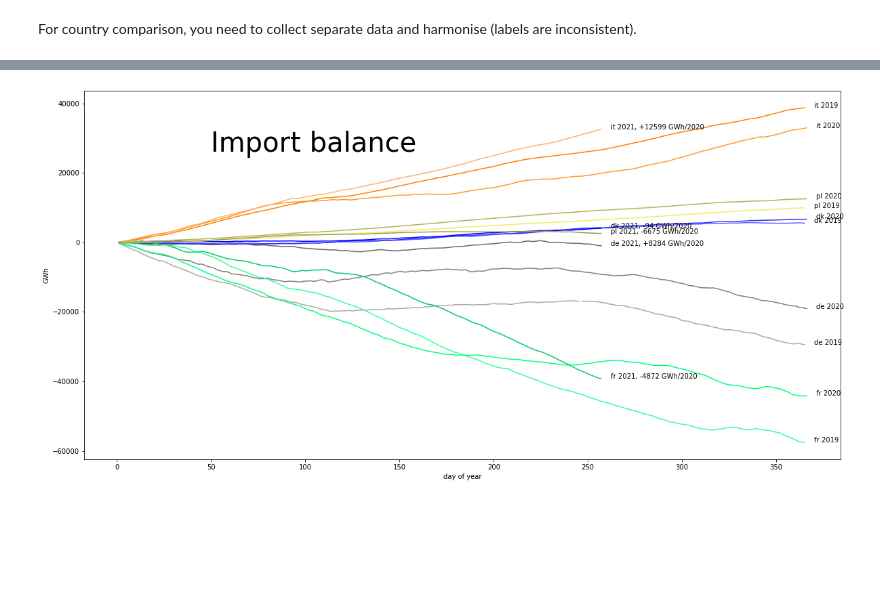
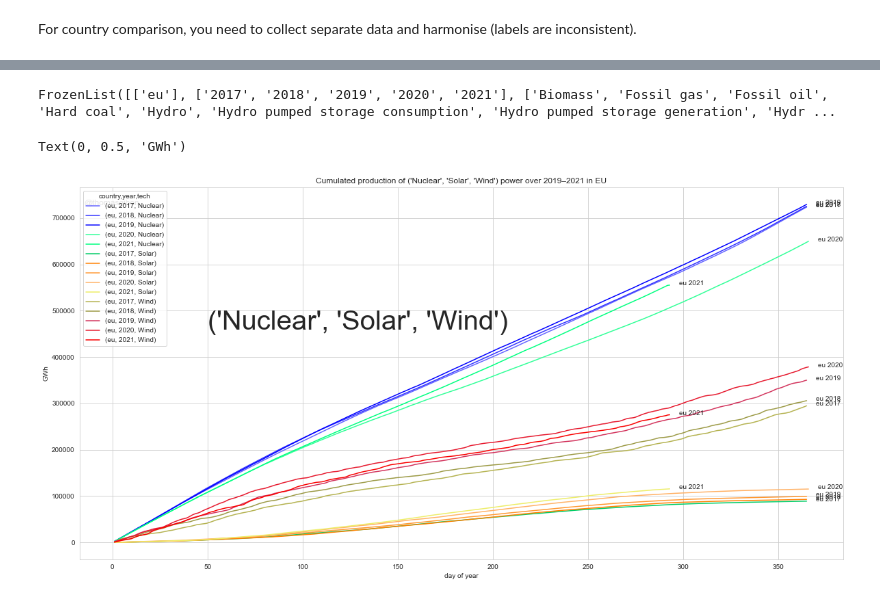
Before and after one commit to thomasgibon/energy-charts-remake, a Jupyter notebook: energy_charts.ipynb, the cells around one changed output, grey strips where cells are left out. Drawn from its saved outputs; the diff is of its cells as text; code cells hidden in the pictures; blank space fills up the shorter version.

Commit message:
update production parsing

```diff
--- a/energy_charts.ipynb
+++ b/energy_charts.ipynb
@@ -26,8 +227,11 @@ For country comparison, you need to collect separate data and harmonise (labels
 # %%
 all_prods = dict()
 # %%
-for country in ['de','it','fr','pl']:
+for country in ['fr','de','dk']:
     all_prods[country] = dict()
-    for year in ['2019','2020','2021']:
-        all_prods[country][year], _ = plot_prod(country=country, year=year, display=False, load=False)
+    for year in [
+        '2017','2018',
+        '2019',
+        '2020','2021']:
+        all_prods[country][year], _, colors = plot_prod(country=country, year=year, display=False, load=False)
 # %% [output]
@@ -73,6 +313,7 @@ columns_agg = {'Hydro pumped storage consumption': 'Hydro pumped storage consump
                'Fossil Gas': 'Fossil gas',
                'Hydro Pumped Storage generation': 'Hydro pumped storage generation',
                'Hydro Water Reservoir': 'Hydro',
+               'Hydro water reservoir': 'Hydro',
                'Fossil hard coal': 'Hard coal'}
 # %%
 raw_agg = pd.concat([pd.concat(p, axis=0) for p in all_prods.values()], keys=all_prods.keys())
@@ -84,7 +325,10 @@ prod_agg = prod_agg.drop('date',axis=1)
 # prod_agg = prod_agg.drop('date')
 prod_agg = prod_agg.set_index(['day of year','year','country']).unstack(['year','country'])
 prod_agg = prod_agg.reorder_levels(order=[2,1,0],axis=1)
-prod_agg['de','2019']*=1000
+try:
+    prod_agg['de','2019']*=1000
+except:
+    pass
 # %%
 prod_agg[prod_agg==0] = np.nan
 # %%
@@ -95,36 +339,52 @@ Index(['de', 'dk', 'fr', 'it', 'pl'], dtype='object', name='country')
 # %%
 colors =  [ (r/255,g/255,b/255) for r,g,b in
            [
-            (169,169,169), (128,128,128), (105,105,105),
+#             (169,169,169), (128,128,128), (105,105,105), (82,82,82),
              (102,102,255),(51,51,255),(0,0,255),
              (51,255,153),(0,255,128),(0,204,102),
             (255,128,0), (255,153,51) , (255,178,102),
                (238, 238, 105), (181, 179, 81), (157, 155, 71),
             (211, 52, 93), (231, 26, 47), (250, 0, 0),
            ]]
+# %%
+prod_agg.columns.levels
+# %% [output]
+FrozenList([['eu'], ['2017', '2018', '2019', '2020', '2021'], ['Biomass', 'Fossil gas', 'Fossil oil', 'Hard coal', 'Hydro', 'Hydro pumped storage consumption', 'Hydro pumped storage generation', 'Hydr ...
 # %%
-tech = 'Import balance'
+tech = ('Nuclear',
+        'Solar',
+        'Wind')
 
-cumul = prod_agg.loc[:,([c for c in countries if c not in ['es','be','nl']],slice(None),tech)].cumsum(skipna=True)
-# cumul = cumul.groupby('year', axis=1).sum()
+cumul = prod_agg.loc[:,([c for c in countries if c not in ['pl']],slice(None),tech)].cumsum(skipna=True)
+cumul.columns.names = ['country','year','tech']
+# cumul = cumul.groupby('year', axis=1).sum(min_count=1)
 fig, ax = plt.subplots(figsize=(20,10), facecolor='w')
 
 cumul.plot(color=colors, ax=ax)
+
 for c in cumul.columns:
     last_v = cumul[c].last_valid_index()
 
-    if c[1] == '2021':
-        v_2020 = cumul.loc[last_v,(c[0], '2020', tech)]
-        gap = cumul[c][last_v] - v_2020
-        label = f'{c[0]} {c[1]}, {gap:+0.0f} GWh/2020'
-    else:
-        label = f'{c[0]} {c[1]}'
+    if last_v != None:
 
-    plt.text(cumul[c].last_valid_index() + 5,
-             cumul[c][cumul[c].last_valid_index()],
-             label)
+        if c[1] == '2021':
+            v_2020 = cumul.loc[last_v,(c[0], '2020', tech)]
+            gap = cumul[c][last_v] - v_2020
+            delta = 100 * (cumul[c][last_v]/v_2020 - 1)
+#             label = f'{c[0]} {c[1]}, {cumul[c][last_v]/1000:0.0f} TWh, {delta:+0.1f} %/2020'
+            label = f'{c[0]} {c[1]}'
+        else:
+            label = f'{c[0]} {c[1]}'
+
+        plt.text(cumul[c].last_valid_index() + 5,
+                 cumul[c][cumul[c].last_valid_index()],
+                 label)
+
 plt.text(50, ax.get_ylim()[1] * .6, tech, fontsize=40)
+plt.text(-15, ax.get_ylim()[1] * .95, '@thomasgibon', fontsize=12, color='gray')
+plt.title(f'Cumulated production of {tech} power over 2019–2021 in EU')
 ax.set_ylabel('GWh')
-ax.get_legend().remove()
+# ax.get_legend().remove()
 # %% [output]
+Text(0, 0.5, 'GWh')
-[figure, old version]
+[figure, new version]
```
Also changed, not shown: parts of 38 cells of this notebook, 1 other file.
